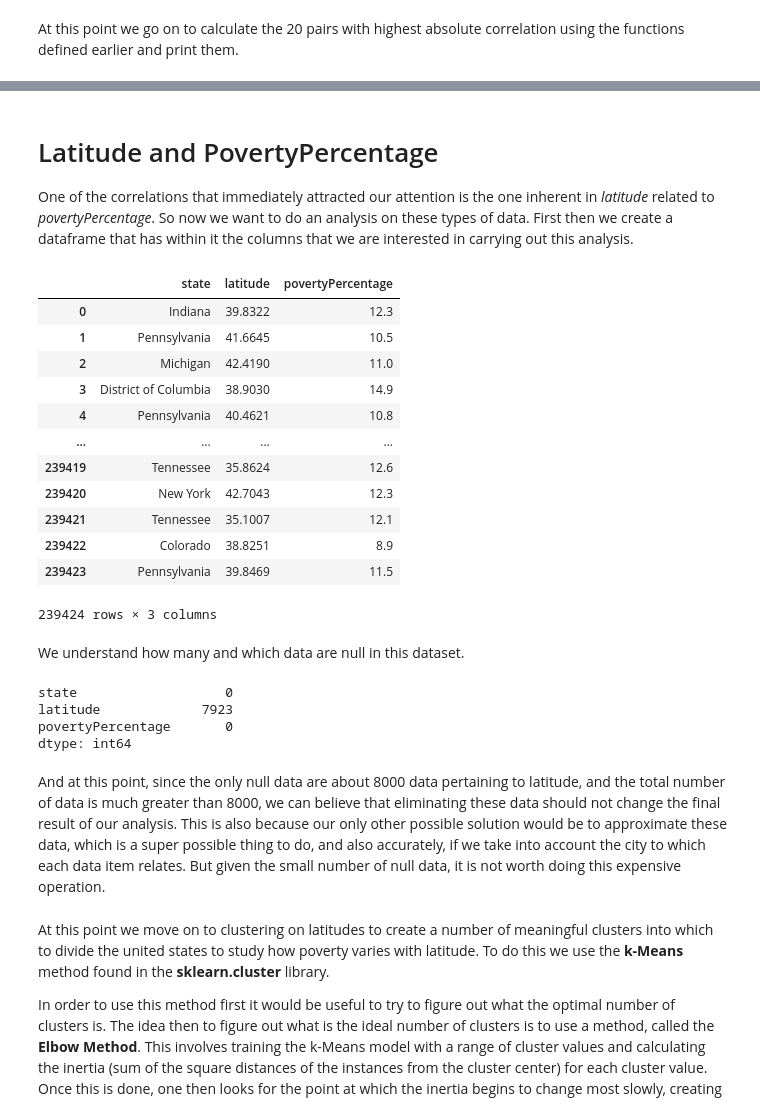
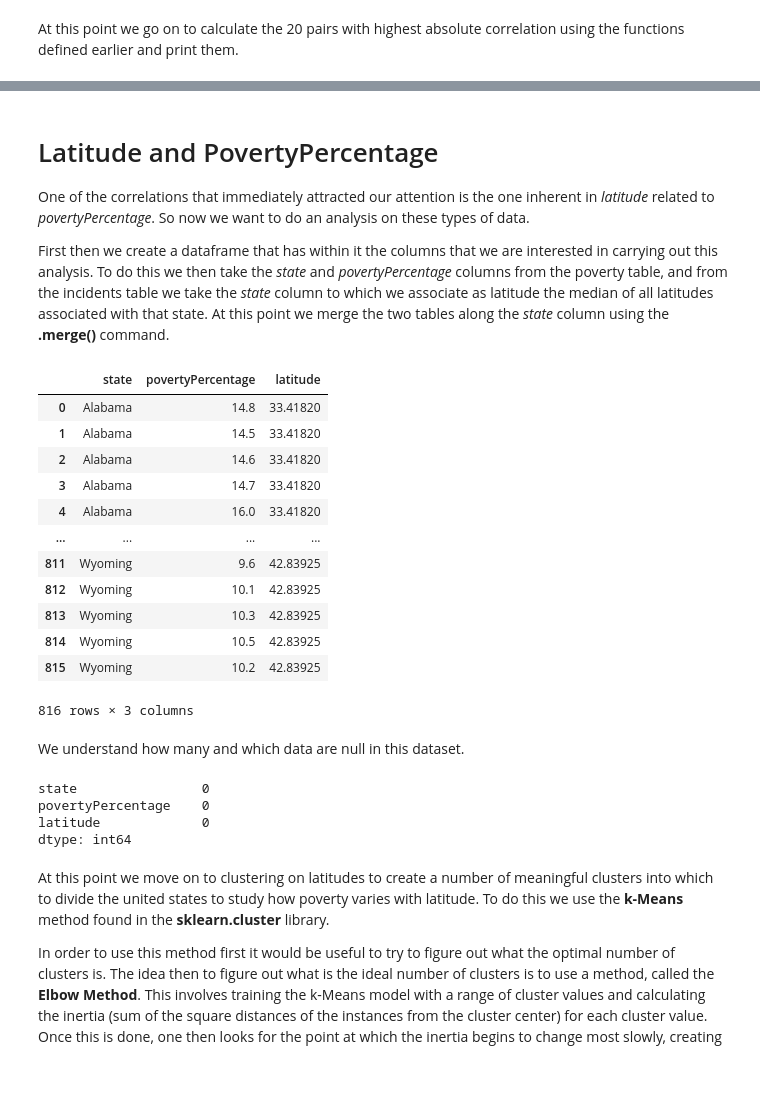
Before and after one commit to LoSpiri/DataMining, a Jupyter notebook: project.ipynb, the cells around one changed output, grey strips where cells are left out. Cells and saved outputs as stored; diff of their text form; code cells hidden in the pictures; blank space fills up the shorter version.

```diff
--- a/project.ipynb
+++ b/project.ipynb
@@ -708,28 +708,36 @@ dtype: float64
 # %% [markdown]
 # Latitude and PovertyPercentage
 
-One of the correlations that immediately attracted our attention is the one inherent in *latitude* related to *povertyPercentage*. So now we want to do an analysis on these types of data. First then we create a dataframe that has within it the columns that we are interested in carrying out this analysis.
+One of the correlations that immediately attracted our attention is the one inherent in *latitude* related to *povertyPercentage*. So now we want to do an analysis on these types of data.
+
+First then we create a dataframe that has within it the columns that we are interested in carrying out this analysis. To do this we then take the *state* and *povertyPercentage* columns from the poverty table, and from the incidents table we take the *state* column to which we associate as latitude the median of all latitudes associated with that state. At this point we merge the two tables along the *state* column using the **.merge()** command.
 # %%
 #select the desired columns
-selected_columns = ['state', 'latitude', 'povertyPercentage']
+selected_columns = ['state', 'povertyPercentage']
 
 #create a new dataframe with the selected columns
-new_dataset = join_dataset[selected_columns]
+poverty_information = poverty[selected_columns]
+
+latitude_information = incidents.groupby('state').agg({
+    'latitude': 'median'  #compute the median of "latitude"
+}).reset_index()
+
+new_dataset=poverty_information.merge(latitude_information, on="state", how="inner")
 new_dataset
 # %% [output]
-|  | state | latitude | povertyPercentage |
-| 0 | Indiana | 39.8322 | 12.3 |
-| 1 | Pennsylvania | 41.6645 | 10.5 |
-| 2 | Michigan | 42.4190 | 11.0 |
-| 3 | District of Columbia | 38.9030 | 14.9 |
-| 4 | Pennsylvania | 40.4621 | 10.8 |
+|  | state | povertyPercentage | latitude |
+| 0 | Alabama | 14.8 | 33.41820 |
+| 1 | Alabama | 14.5 | 33.41820 |
+| 2 | Alabama | 14.6 | 33.41820 |
+| 3 | Alabama | 14.7 | 33.41820 |
+| 4 | Alabama | 16.0 | 33.41820 |
 | ... | ... | ... | ... |
-| 239419 | Tennessee | 35.8624 | 12.6 |
-| 239420 | New York | 42.7043 | 12.3 |
-| 239421 | Tennessee | 35.1007 | 12.1 |
-| 239422 | Colorado | 38.8251 | 8.9 |
-| 239423 | Pennsylvania | 39.8469 | 11.5 |
+| 811 | Wyoming | 9.6 | 42.83925 |
+| 812 | Wyoming | 10.1 | 42.83925 |
+| 813 | Wyoming | 10.3 | 42.83925 |
+| 814 | Wyoming | 10.5 | 42.83925 |
+| 815 | Wyoming | 10.2 | 42.83925 |
-239424 rows × 3 columns
+816 rows × 3 columns
 # %% [markdown]
 We understand how many and which data are null in this dataset.
 # %%
@@ -737,9 +745,7 @@ null_counts = new_dataset.isnull().sum()
 
 print(null_counts)
 # %% [output]
-state                   0
-latitude             7923
-povertyPercentage       0
+state                0
+povertyPercentage    0
+latitude             0
 dtype: int64
-# %% [markdown]
-And at this point, since the only null data are about 8000 data pertaining to latitude, and the total number of data is much greater than 8000, we can believe that eliminating these data should not change the final result of our analysis. This is also because our only other possible solution would be to approximate these data, which is a super possible thing to do, and also accurately, if we take into account the city to which each data item relates. But given the small number of null data, it is not worth doing this expensive operation.
```
Also changed, not shown: parts of 10 cells of this notebook.
